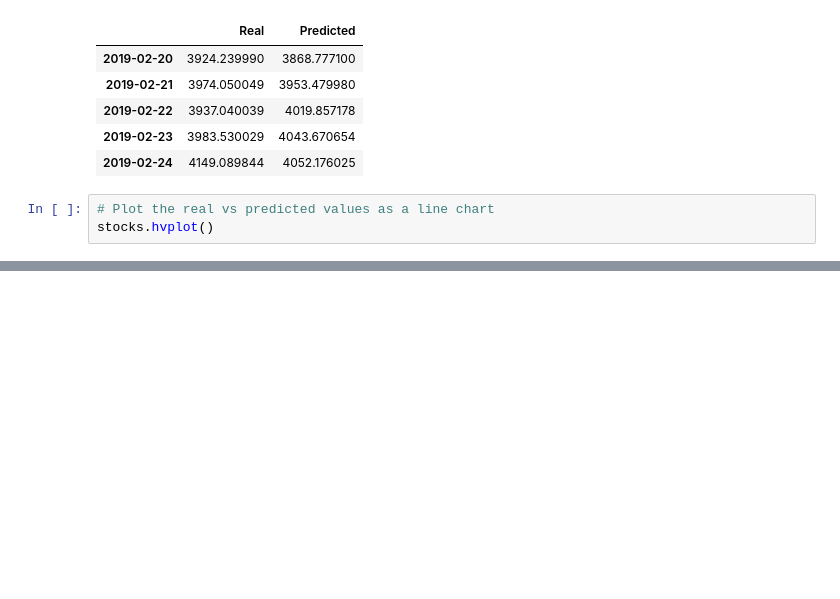
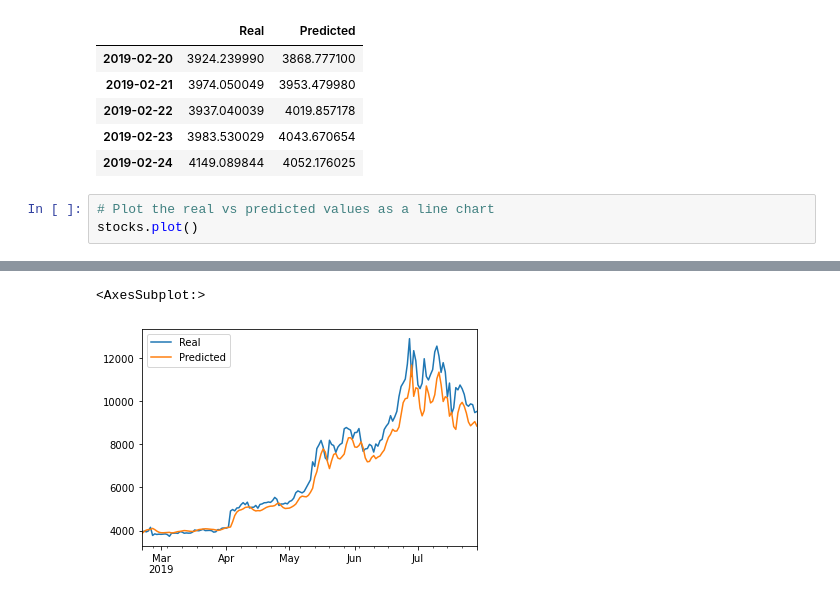
Before and after one commit to lvdonofrio14/Unit-14-LSTM-Stock-Predictor, a Jupyter notebook: Starter_Code/lstm_stock_predictor_closing.ipynb, the cells around one changed output, grey strips where cells are left out. Saved outputs shown, nothing was run; the diff lists cells and outputs as text; blank space fills up the shorter version.

Commit message:
Graphs updated

```diff
--- a/Starter_Code/lstm_stock_predictor_closing.ipynb
+++ b/Starter_Code/lstm_stock_predictor_closing.ipynb
@@ -286,5 +286,5 @@ stocks.head()
 | 2019-02-24 | 4149.089844 | 4052.176025 |
 # %%
 # Plot the real vs predicted values as a line chart
-stocks.hvplot()
+stocks.plot()
 # %% [output]
@@ -291,0 +291,2 @@ stocks.hvplot()
+<AxesSubplot:>
+[figure, added]
```
Also changed, not shown: parts of 1 cell of this notebook, 1 other file.
